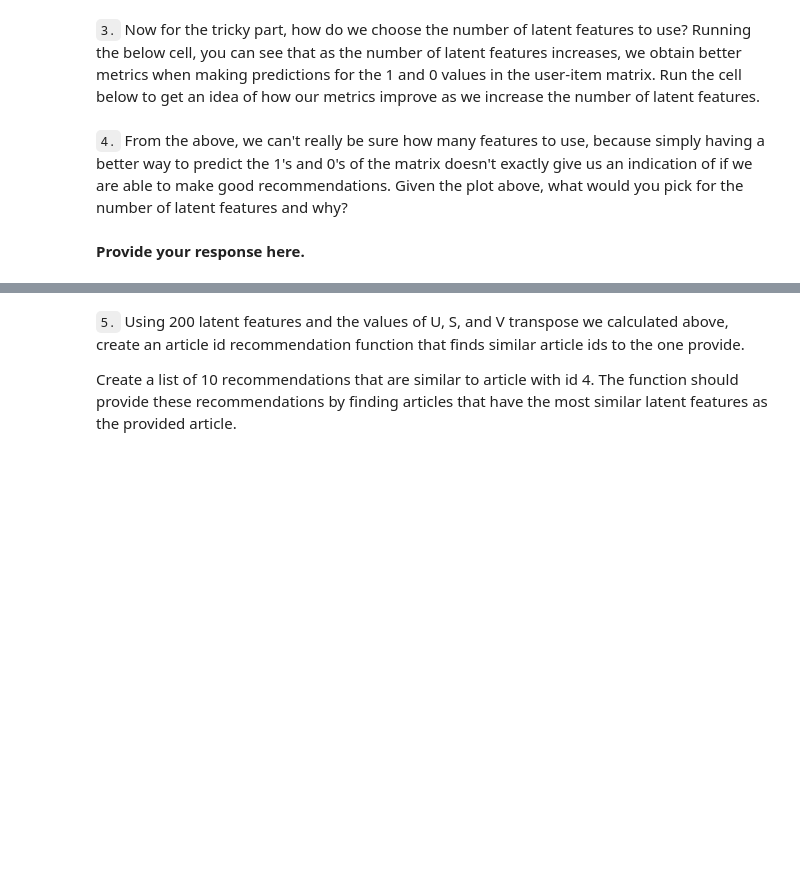
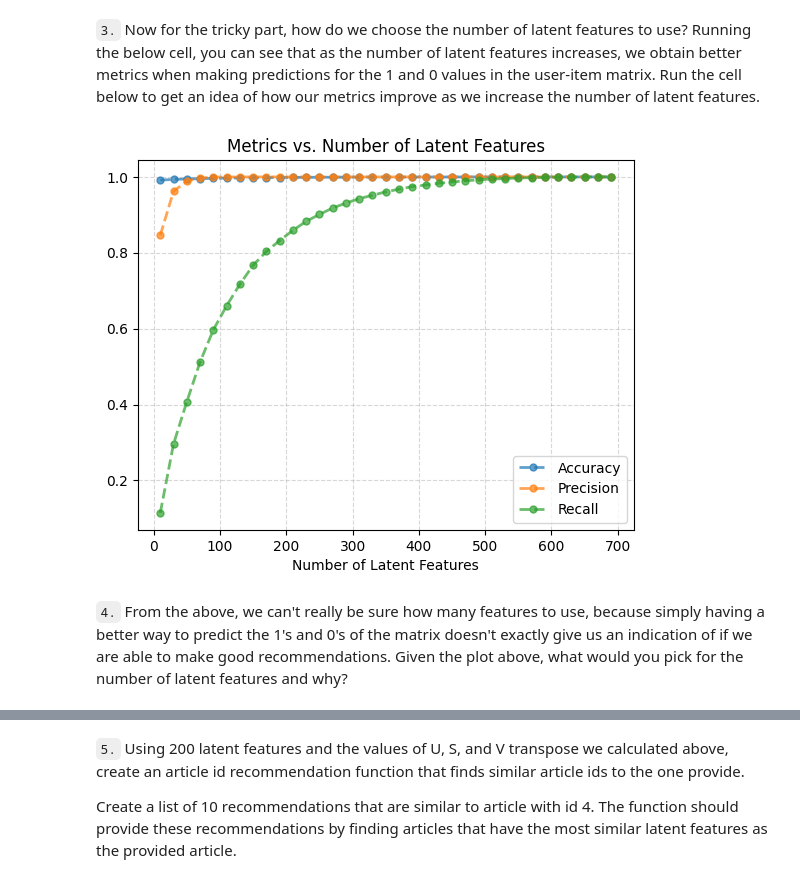
Before and after one commit to pcbinwal/RecommendationSystem_IBM, a Jupyter notebook: Recommendations_with_IBM.ipynb, the cells around one changed output, grey strips where cells are left out. Drawn from its saved outputs; the diff is of its cells as text; code cells hidden in the pictures; blank space fills up the shorter version.

```diff
--- a/Recommendations_with_IBM.ipynb
+++ b/Recommendations_with_IBM.ipynb
@@ -298,0 +314,13 @@ Use the tests to make sure the basic structure of your matrix matches what is ex
+# %%
+########## Experiment cell - User-Item Matrix
+if exp:
+    # create a new df based on count of articles for each combination of user-article
+    df_count = df.groupby(['user_id', 'article_id'])["title"].count().reset_index()
+    # display(df_count)
+    # # Now pivot the DF to put users on rows and article on columns
+    user_item = df_count.pivot_table(values='title', index='user_id', columns='article_id', aggfunc="count")
+    # replace nulls with 0s
+    user_item.replace(np.nan, 0, inplace=True)
+    # entries should be a 1 or 0
+    user_item=user_item.map(lambda x: 1 if x > 0 else int(x))
+    display(user_item)
@@ -312,7 +355,23 @@ def create_user_item_matrix(df, fill_value=0):
     an article and a 0 otherwise
     """
     # Fill in the function here
-
+    #Step 1: Create a DF by grouping  user_id and article ids and counting the number of titles for each combination.
+    # Using reset index to get a proper dataframe rows.
+    data_count = df.groupby(['user_id', 'article_id']).count().reset_index()
+    #Step 2: Creating a Matrix (Pivot Table) from the count dataframe with sum of title counts as value
+    user_item = data_count.pivot_table(values='title', index='user_id', columns='article_id',aggfunc="sum")
+    # The #NAN will be reported for all combinations of user_id and article_id, where there are no interactions
+    #Step 3: replace #NAN by 0 indicating no interactions.
+    user_item.replace(np.nan, 0, inplace=True)
+    #Step 4: Update the martix
+    # by replacing all values >=1 to 1 indicating one or more interactions has happened, and
+    # keep rest as zero. Also change the values to Int.
+    user_item = user_item.map(lambda x: 1 if x>=1 else int(x))
     return user_item # return the user_item matrix
 
 user_item = create_user_item_matrix(df)
+display(
+user_item.shape,
+user_item.sum(axis=0).sort_values(ascending=False)[:3],
+user_item.sum(axis=1).sort_values(ascending=False)[:3]
+)
@@ -587,4 +857,5 @@ from sklearn.preprocessing import Normalizer
 from sklearn.decomposition import TruncatedSVD
 # %%
 # unique articles
-df_unique_articles =
+df_unique_articles = df[df.article_id.duplicated()]
+df_unique_articles.shape
@@ -601,12 +874,12 @@ vectorizer = TfidfVectorizer(
     max_features=max_features,
 )
 print("Running TF-IDF")
-X_tfidf =  # Fit the vectorizer to the article titles
-
+X_tfidf =  vectorizer.fit_transform(df_unique_articles['title'],)# Fit the vectorizer to the article titles
+print(type(X_tfidf))
 print(f"n_samples: {X_tfidf.shape[0]}, n_features: {X_tfidf.shape[1]}")
 
 lsa = make_pipeline(TruncatedSVD(n_components=50), Normalizer(copy=False))
-X_lsa = # Fit the LSA model to the vectorized article titles
+X_lsa = lsa.fit_transform(X_tfidf)# Fit the LSA model to the vectorized article titles
 explained_variance = lsa[0].explained_variance_ratio_.sum()
 
 print(f"Explained variance of the SVD step: {explained_variance * 100:.1f}%")
@@ -724,28 +1060,29 @@ print('vt', v.shape)
 # %%
 num_latent_feats = np.arange(10, 700+10, 20)
 metric_scores = []
 
 for k in num_latent_feats:
     # restructure with k latent features
     u_new, vt_new = u[:, :k], v[:k, :]
 
     # take dot product
     user_item_est = abs(np.around(np.dot(u_new, vt_new))).astype(int)
     # make sure the values are between 0 and 1
     user_item_est = np.clip(user_item_est, 0, 1)
 
     # total errors and keep track of them
     acc = accuracy_score(user_item.values.flatten(), user_item_est.flatten())
     precision = precision_score(user_item.values.flatten(), user_item_est.flatten())
     recall = recall_score(user_item.values.flatten(), user_item_est.flatten())
     metric_scores.append([acc, precision, recall])
 
 
-plt.plot(num_latent_feats, metric_scores, label=['Accuracy', 'Precision', 'Recall'])
+plt.plot(num_latent_feats, metric_scores, label=['Accuracy', 'Precision', 'Recall'], marker='o', markersize=5, linestyle='--', linewidth=2, alpha=0.7)
 plt.legend()
+plt.grid(True, linestyle='--', alpha=0.5)
 plt.xlabel('Number of Latent Features')
-plt.title('Metrics vs. Number of Latent Features')
+plt.title('Metrics vs. Number of Latent Features');
+# %% [output]
+[figure, added]
 # %% [markdown]
 `4.` From the above, we can't really be sure how many features to use, because simply having a better way to predict the 1's and 0's of the matrix doesn't exactly give us an indication of if we are able to make good recommendations. Given the plot above, what would you pick for the number of latent features and why?
-# %% [markdown]
-**Provide your response here.**
```
Also changed, not shown: parts of 75 cells of this notebook, 2 other files.
